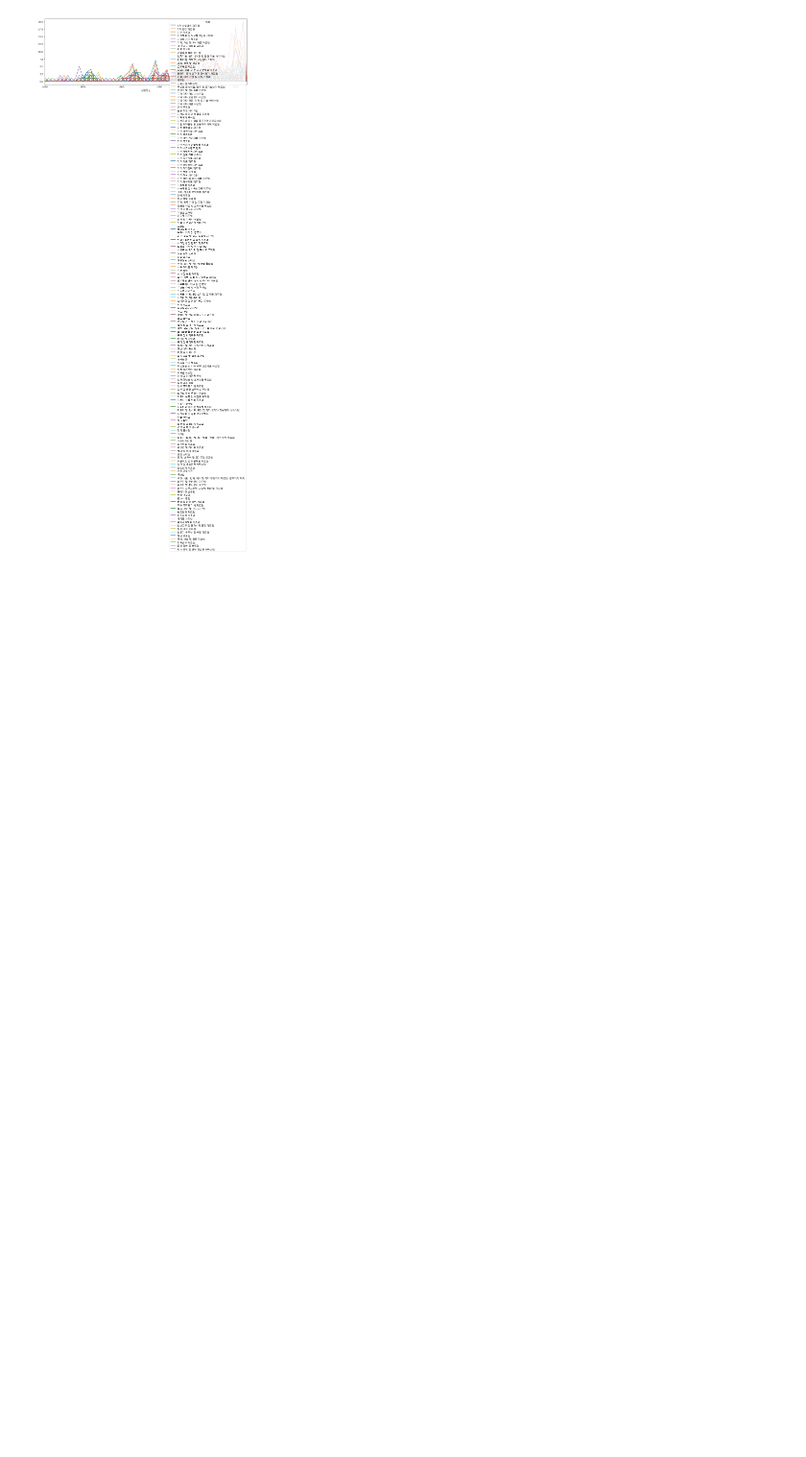
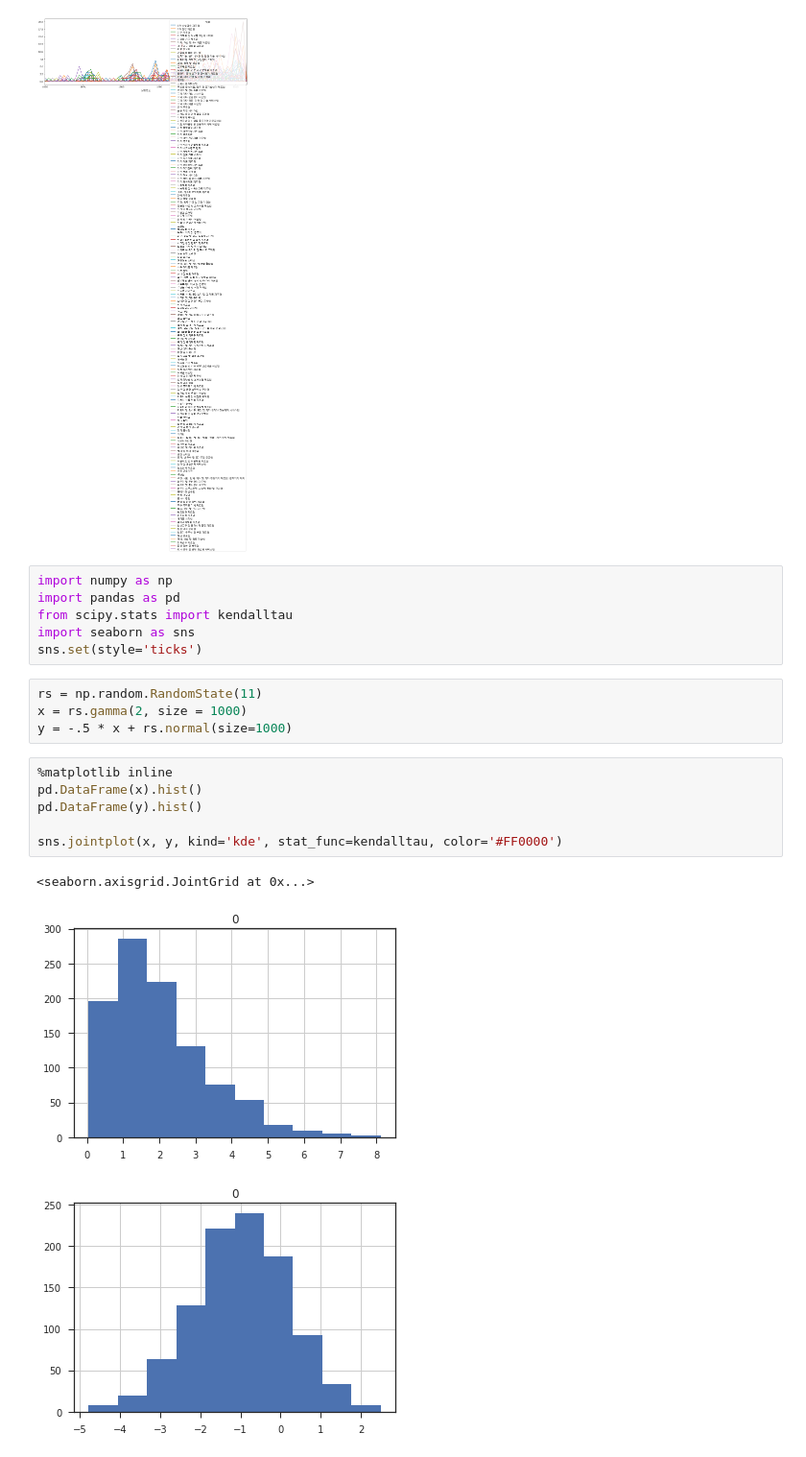
Before and after one commit to bogard75/untitled, a Jupyter notebook: Plotting.ipynb, the cells around one changed output. Shown at 96% size. Cells and saved outputs as stored; diff of their text form; blank space fills up the shorter version.

Commit message:
SNS Seaborn joint plot

```diff
--- a/Plotting.ipynb
+++ b/Plotting.ipynb
@@ -124,3 +124,23 @@ pd.crosstab(df.상장년도, df.업종).plot(figsize=(15,5))
 [figure]
 <matplotlib.axes._subplots.AxesSubplot at 0x...>
 [figure]
+# %%
+import numpy as np
+import pandas as pd
+from scipy.stats import kendalltau
+import seaborn as sns
+sns.set(style='ticks')
+# %%
+rs = np.random.RandomState(11)
+x = rs.gamma(2, size = 1000)
+y = -.5 * x + rs.normal(size=1000)
+# %%
+%matplotlib inline
+pd.DataFrame(x).hist()
+pd.DataFrame(y).hist()
+
+sns.jointplot(x, y, kind='kde', stat_func=kendalltau, color='#FF0000')
+# %% [output]
+<seaborn.axisgrid.JointGrid at 0x...>
+[figure, added]
+[figure, added]
```
Also changed, not shown: parts of 3 cells of this notebook.
